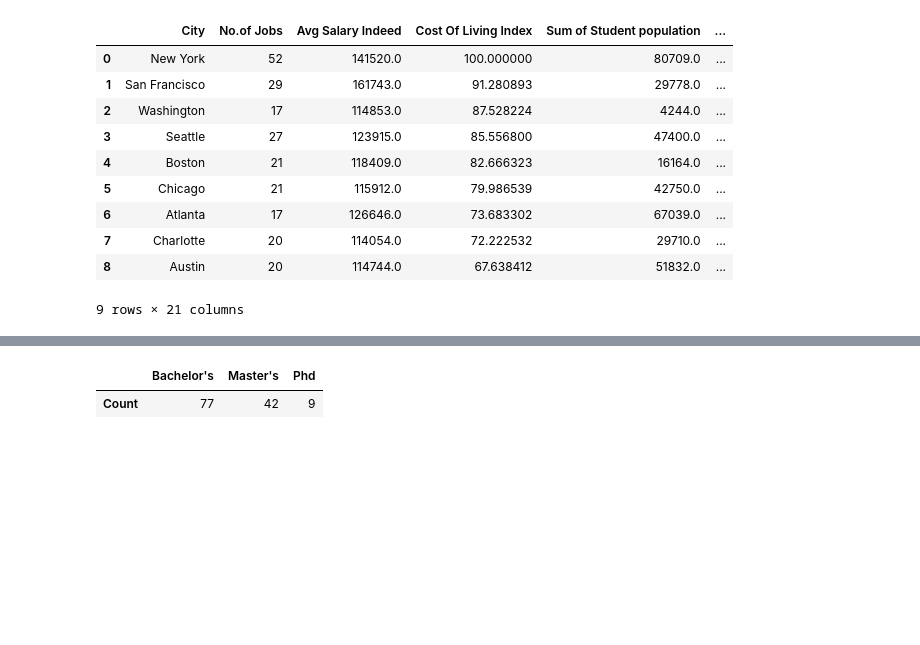
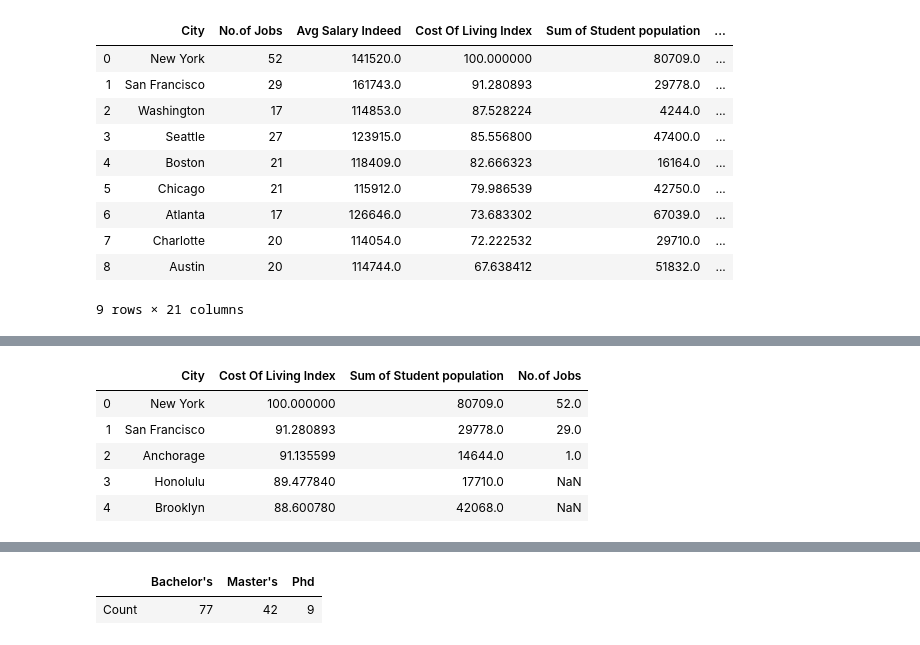
Before and after one commit to look4parul/Project1_PPDR-Consultants, a Jupyter notebook: JobMarketAnalysis/indeed_data_analysis.ipynb, the cells around one changed output, grey strips where cells are left out. Drawn from its saved outputs; the diff is of its cells as text; code cells hidden in the pictures; blank space fills up the shorter version.

```diff
--- a/JobMarketAnalysis/indeed_data_analysis.ipynb
+++ b/JobMarketAnalysis/indeed_data_analysis.ipynb
@@ -170,0 +249,9 @@ df_col_student_jobs_salary_final
+# %%
+df_coli_complete_student_jobs.head()
+# %% [output]
+|  | City | Cost Of Living Index | Sum of Student population | No.of Jobs |
+| 0 | New York | 100.000000 | 80709.0 | 52.0 |
+| 1 | San Francisco | 91.280893 | 29778.0 | 29.0 |
+| 2 | Anchorage | 91.135599 | 14644.0 | 1.0 |
+| 3 | Honolulu | 89.477840 | 17710.0 | NaN |
+| 4 | Brooklyn | 88.600780 | 42068.0 | NaN |
```
Also changed, not shown: parts of 24 cells of this notebook.
